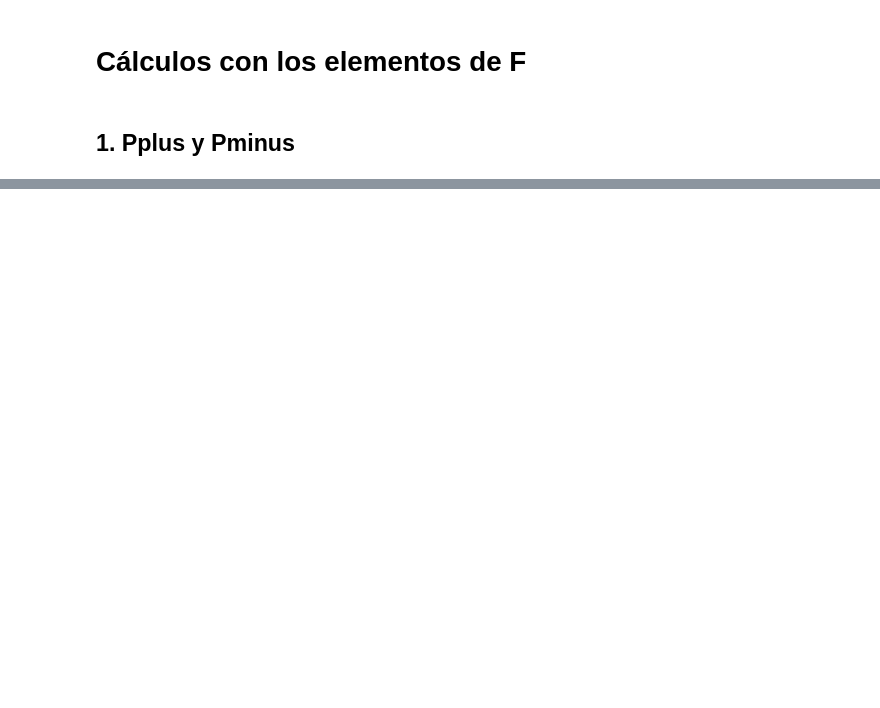
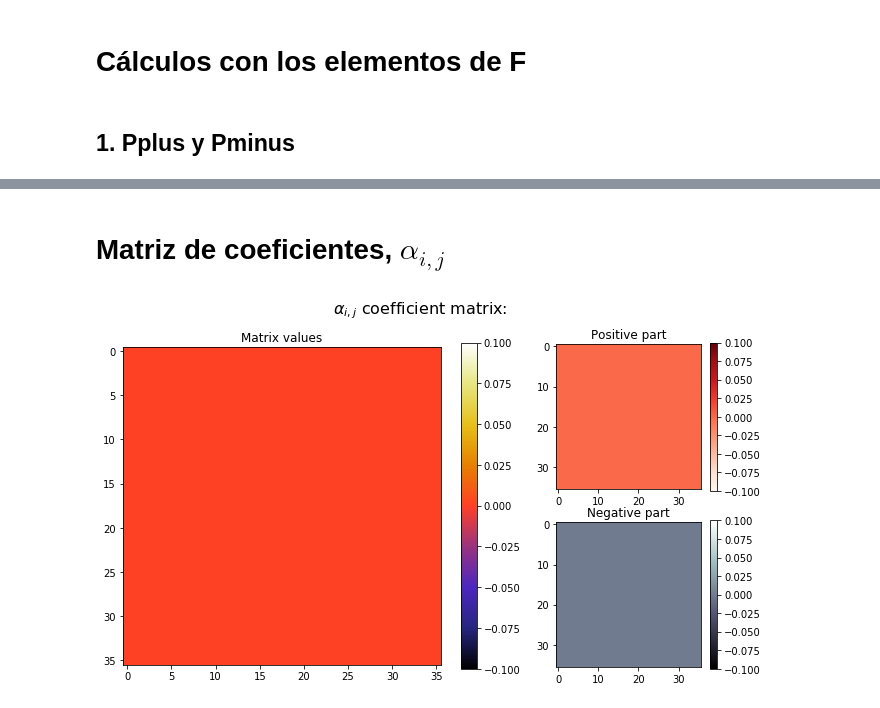
Before and after one commit to AlbaNaIz/ks_flux_correction, a Jupyter notebook: inspect_matrices.ipynb, the cells around one changed output, grey strips where cells are left out. Drawn from its saved outputs; the diff is of its cells as text; code cells hidden in the pictures; blank space fills up the shorter version.

Commit message:
Found a bug: alpha_{ij} matrix is zero. Trying to fix it

```diff
--- a/inspect_matrices.ipynb
+++ b/inspect_matrices.ipynb
@@ -376,0 +381,13 @@ max(np.maximum(v,2))
+# %% [markdown]
+# Matriz de coeficientes, $\alpha_{i,j}$
+# %%
+for f in (fenics,):
+    f.read_matrix("alpha", "alpha.matrix.coo")
+
+#FF1 = freefem.get_matrix("FF")
+#plot_matrix(FF1, title="FreeFem++ corrected flux matrix")
+
+alpha = fenics.get_matrix("alpha")
+plot_matrix(alpha, title=r"$\alpha_{i,j}$ coefficient matrix:")
+# %% [output]
+[figure, added]
```
Also changed, not shown: parts of 3 cells of this notebook, 4 other files.
